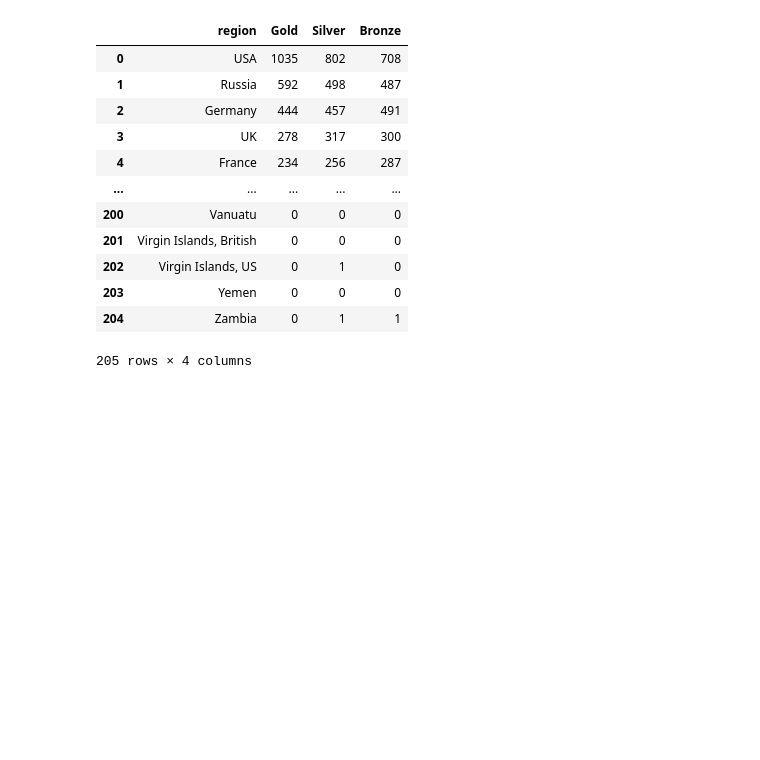
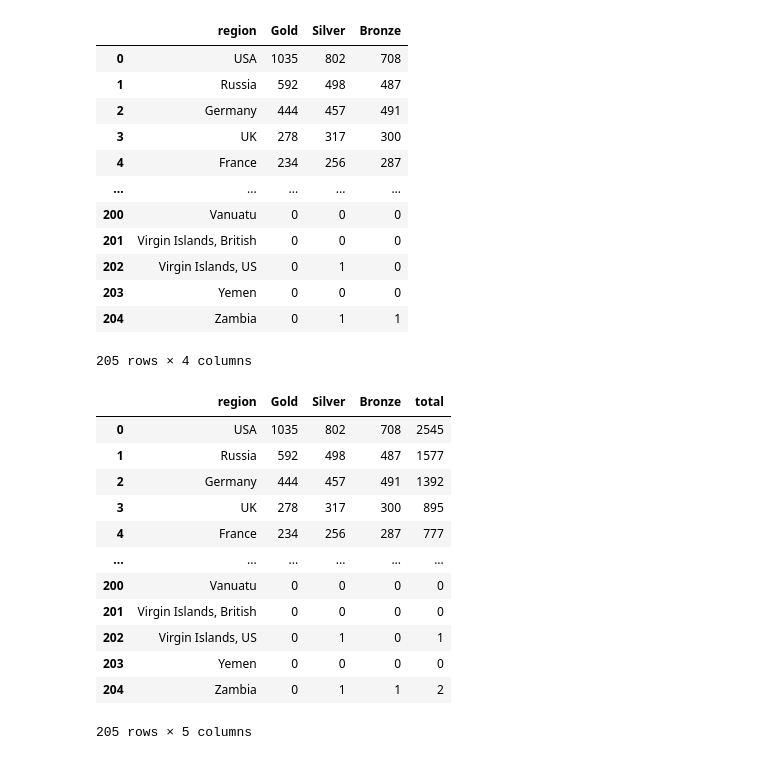
Before and after one commit to coderxvinay/Olyampics-Data-Analysis, a Jupyter notebook: Olyampic-analysis.ipynb, the cells around one changed output. Saved outputs shown, nothing was run; the diff lists cells and outputs as text; code cells hidden in the pictures; blank space fills up the shorter version.

```diff
--- a/Olyampic-analysis.ipynb
+++ b/Olyampic-analysis.ipynb
@@ -173,3 +173,20 @@ medal_tally
 | 203 | Yemen | 0 | 0 | 0 |
 | 204 | Zambia | 0 | 1 | 1 |
 205 rows × 4 columns
+# %%
+medal_tally['total'] = medal_tally['Gold'] + medal_tally['Silver'] + medal_tally['Bronze']
+medal_tally
+# %% [output]
+|  | region | Gold | Silver | Bronze | total |
+| 0 | USA | 1035 | 802 | 708 | 2545 |
+| 1 | Russia | 592 | 498 | 487 | 1577 |
+| 2 | Germany | 444 | 457 | 491 | 1392 |
+| 3 | UK | 278 | 317 | 300 | 895 |
+| 4 | France | 234 | 256 | 287 | 777 |
+| ... | ... | ... | ... | ... | ... |
+| 200 | Vanuatu | 0 | 0 | 0 | 0 |
+| 201 | Virgin Islands, British | 0 | 0 | 0 | 0 |
+| 202 | Virgin Islands, US | 0 | 1 | 0 | 1 |
+| 203 | Yemen | 0 | 0 | 0 | 0 |
+| 204 | Zambia | 0 | 1 | 1 | 2 |
+205 rows × 5 columns
```
Also changed, not shown: 8 other files.
